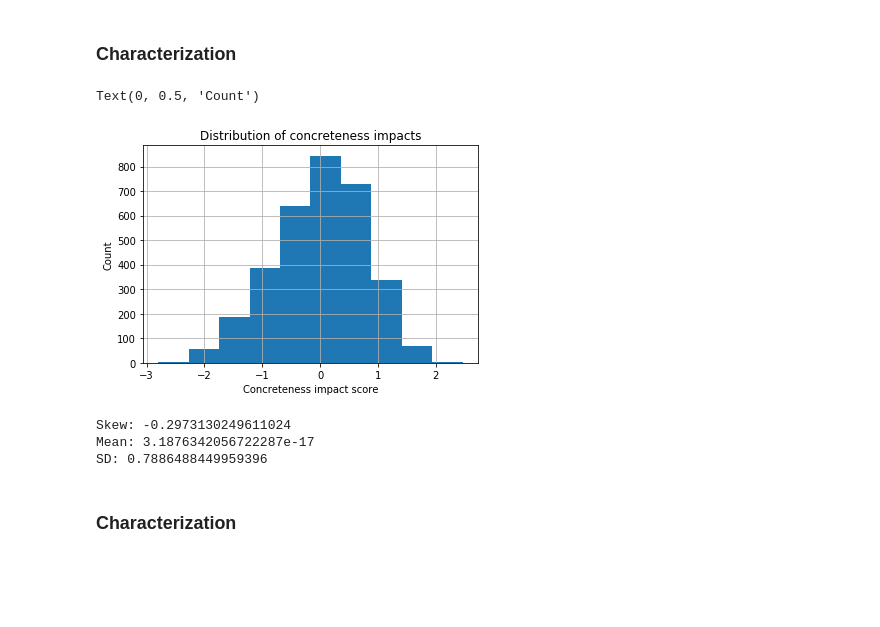
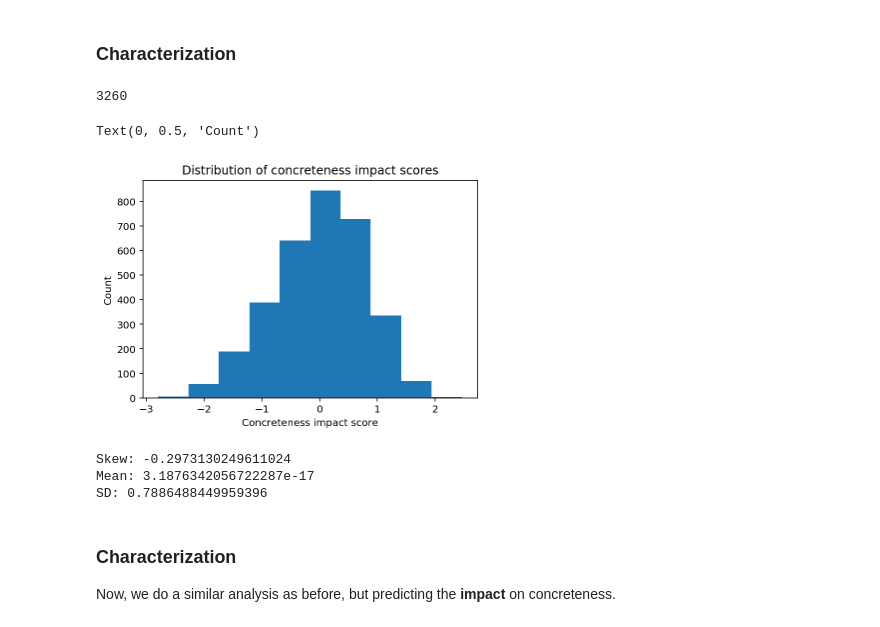
Before and after one commit to seantrott/concreteness, a Jupyter notebook: phonetic_onset_brysbaert.ipynb, the cells around one changed output. Saved outputs shown, nothing was run; the diff lists cells and outputs as text; code cells hidden in the pictures; blank space fills up the shorter version.

```diff
--- a/phonetic_onset_brysbaert.ipynb
+++ b/phonetic_onset_brysbaert.ipynb
@@ -209,14 +298,18 @@ final_df.to_csv("data/processed/brysbaert_concreteness_impacts.csv")
 ### Characterization
 # %%
 df_final = pd.read_csv("data/processed/brysbaert_concreteness_impacts.csv")
+# %%
+len(df_final)
+# %% [output]
+3260
 # %%
-df_final.hist(column='concreteness_impact')
-plt.title("Distribution of concreteness impacts")
+plt.hist(df_final['concreteness_impact'])
+plt.title("Distribution of concreteness impact scores")
 plt.xlabel("Concreteness impact score")
 plt.ylabel("Count")
 # %% [output]
 Text(0, 0.5, 'Count')
-[figure, old version]
+[figure, new version]
 # %%
 print("Skew: {s}".format(s=ss.stats.skew(df_final['concreteness_impact'])))
 print("Mean: {m}".format(m=np.mean(df_final['concreteness_impact'])))
@@ -225,8 +318,10 @@ print("SD: {sd}".format(sd=np.std(df_final['concreteness_impact'])))
 Skew: -0.2973130249611024
 Mean: 3.1876342056722287e-17
 SD: 0.7886488449959396
-# %% [markdown]
-### Characterization
+# %% [markdown]
+### Characterization
+
+Now, we do a similar analysis as before, but predicting the **impact** on concreteness.
 # %%
 result = sm.ols(formula="concreteness_impact ~ onset + set_mean + set_size + word_length", data=df_final).fit()
 result.summary()
```
Also changed, not shown: parts of 25 cells of this notebook.
